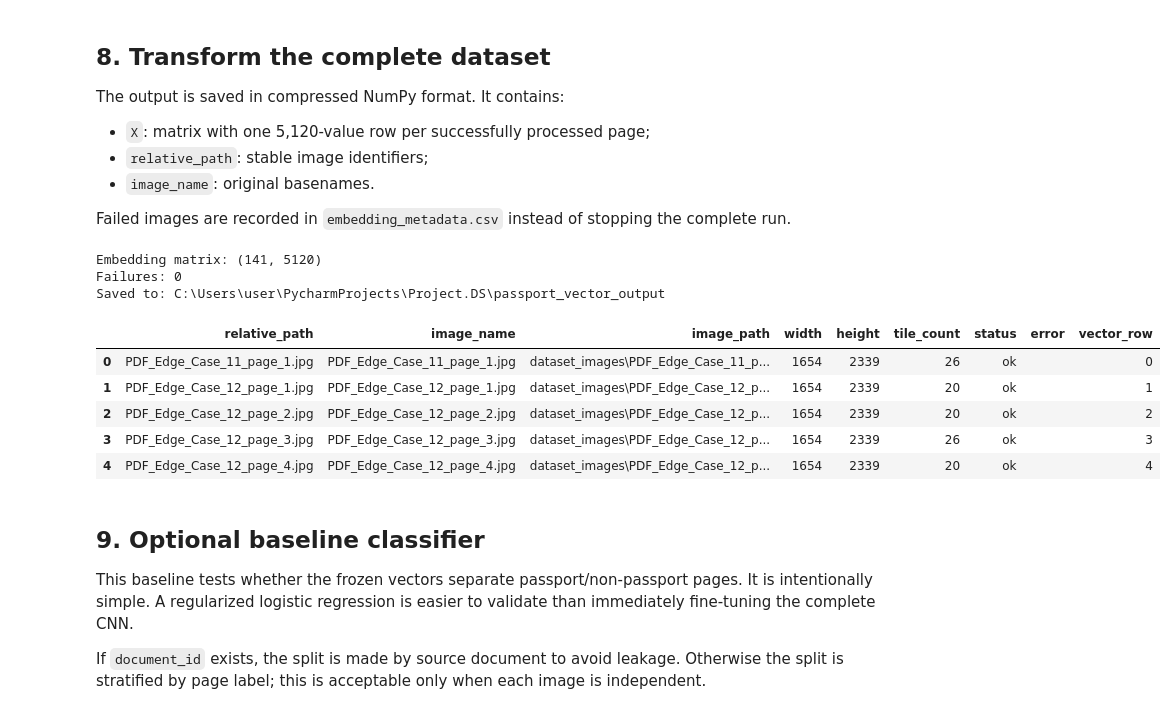
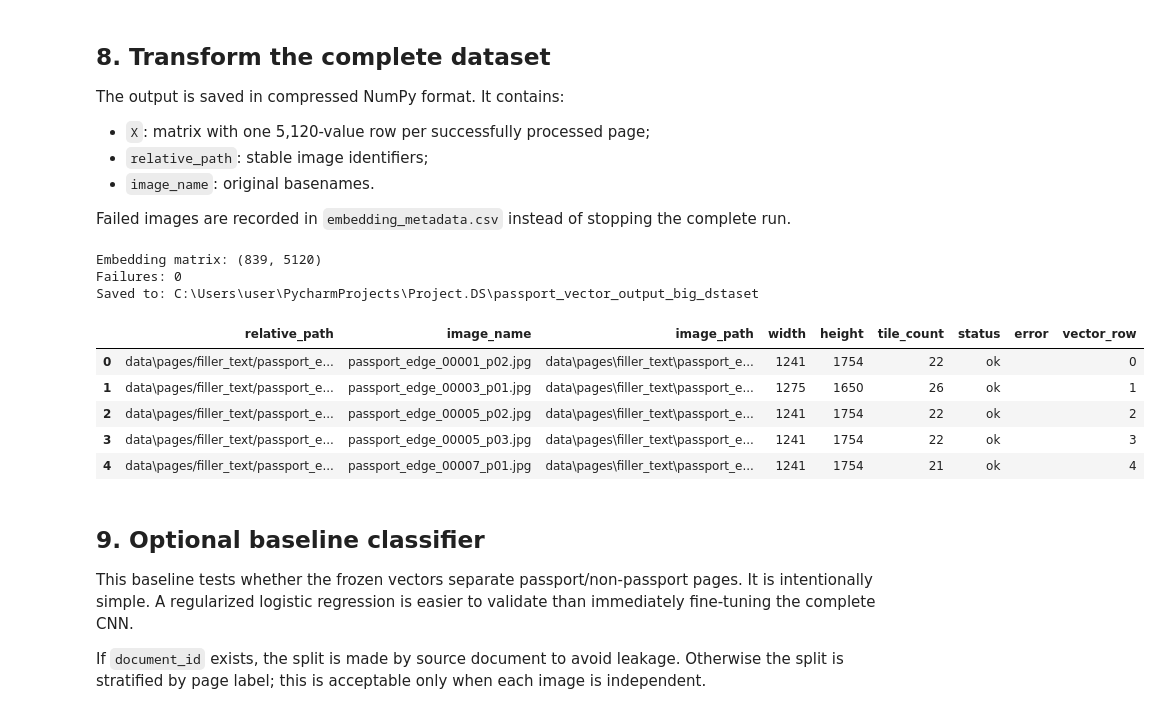
Before and after one commit to ester8840-svg/Project.DS, a Jupyter notebook: passport_page_to_vector.ipynb, the cells around one changed output. Cells and saved outputs as stored; diff of their text form; code cells hidden in the pictures.

```diff
--- a/passport_page_to_vector.ipynb
+++ b/passport_page_to_vector.ipynb
@@ -81,9 +81,9 @@ random.seed(SEED)
 np.random.seed(SEED)
 torch.manual_seed(SEED)
 
-DATA_DIR = Path("dataset_images")
-OUTPUT_DIR = Path("passport_vector_output")
-LABELS_FILE = Path("passport_page_labels.csv")
+DATA_DIR = Path("data/pages")
+OUTPUT_DIR = Path("passport_vector_output_big_dstaset")
+LABELS_FILE = Path("passport_page_labels_big_dataset.csv")
 
 IMAGE_EXTENSIONS = {".jpg", ".jpeg", ".png"}
 
@@ -354,7 +353,7 @@ for row in tqdm(files_df.itertuples(index=False), total=len(files_df), desc="Pag
         vector, tile_count = image_to_vector(image)
         vectors.append(vector)
         metadata.append({
-            "relative_path": row.relative_path,
+            "relative_path": str(DATA_DIR) + "/" + row.relative_path,
             "image_name": row.image_name,
             "image_path": row.image_path,
             "width": image.width,
@@ -366,47 +365,47 @@ for row in tqdm(files_df.itertuples(index=False), total=len(files_df), desc="Pag
         })
     except Exception as exc:
         metadata.append({
-            "relative_path": row.relative_path,
+            "relative_path": str(DATA_DIR) + "/" + row.relative_path,
             "image_name": row.image_name,
             "image_path": row.image_path,
             "width": np.nan,
             "height": np.nan,
             "tile_count": 0,
             "status": "failed",
             "error": repr(exc),
             "vector_row": np.nan,
         })
 
 metadata_df = pd.DataFrame(metadata)
 ok_df = metadata_df.loc[metadata_df["status"] == "ok"].copy()
 
 if not vectors:
     raise RuntimeError("No image was transformed successfully.")
 
 X = np.stack(vectors).astype(np.float32)
 
 np.savez_compressed(
     OUTPUT_DIR / "page_embeddings.npz",
     X=X,
     relative_path=ok_df["relative_path"].to_numpy(dtype=str),
     image_name=ok_df["image_name"].to_numpy(dtype=str),
 )
 metadata_df.to_csv(OUTPUT_DIR / "embedding_metadata.csv", index=False, encoding="utf-8-sig")
 
 print("Embedding matrix:", X.shape)
 print("Failures:", int((metadata_df["status"] == "failed").sum()))
 print("Saved to:", OUTPUT_DIR.resolve())
 display(metadata_df.head())
 # %% [output]
-Embedding matrix: (141, 5120)
+Embedding matrix: (839, 5120)
 Failures: 0
-Saved to: C:\Users\user\PycharmProjects\Project.DS\passport_vector_output
+Saved to: C:\Users\user\PycharmProjects\Project.DS\passport_vector_output_big_dstaset
 |  | relative_path | image_name | image_path | width | height | tile_count | status | error | vector_row |
-| 0 | PDF_Edge_Case_11_page_1.jpg | PDF_Edge_Case_11_page_1.jpg | dataset_images\PDF_Edge_Case_11_p... | 1654 | 2339 | 26 | ok |  | 0 |
-| 1 | PDF_Edge_Case_12_page_1.jpg | PDF_Edge_Case_12_page_1.jpg | dataset_images\PDF_Edge_Case_12_p... | 1654 | 2339 | 20 | ok |  | 1 |
-| 2 | PDF_Edge_Case_12_page_2.jpg | PDF_Edge_Case_12_page_2.jpg | dataset_images\PDF_Edge_Case_12_p... | 1654 | 2339 | 20 | ok |  | 2 |
-| 3 | PDF_Edge_Case_12_page_3.jpg | PDF_Edge_Case_12_page_3.jpg | dataset_images\PDF_Edge_Case_12_p... | 1654 | 2339 | 26 | ok |  | 3 |
-| 4 | PDF_Edge_Case_12_page_4.jpg | PDF_Edge_Case_12_page_4.jpg | dataset_images\PDF_Edge_Case_12_p... | 1654 | 2339 | 20 | ok |  | 4 |
+| 0 | data\pages/filler_text/passport_e... | passport_edge_00001_p02.jpg | data\pages\filler_text\passport_e... | 1241 | 1754 | 22 | ok |  | 0 |
+| 1 | data\pages/filler_text/passport_e... | passport_edge_00003_p01.jpg | data\pages\filler_text\passport_e... | 1275 | 1650 | 26 | ok |  | 1 |
+| 2 | data\pages/filler_text/passport_e... | passport_edge_00005_p02.jpg | data\pages\filler_text\passport_e... | 1241 | 1754 | 22 | ok |  | 2 |
+| 3 | data\pages/filler_text/passport_e... | passport_edge_00005_p03.jpg | data\pages\filler_text\passport_e... | 1241 | 1754 | 22 | ok |  | 3 |
+| 4 | data\pages/filler_text/passport_e... | passport_edge_00007_p01.jpg | data\pages\filler_text\passport_e... | 1241 | 1754 | 21 | ok |  | 4 |
 # %% [markdown]
 ## 9. Optional baseline classifier
 
```
Also changed, not shown: parts of 5 cells of this notebook, 8 other files.
